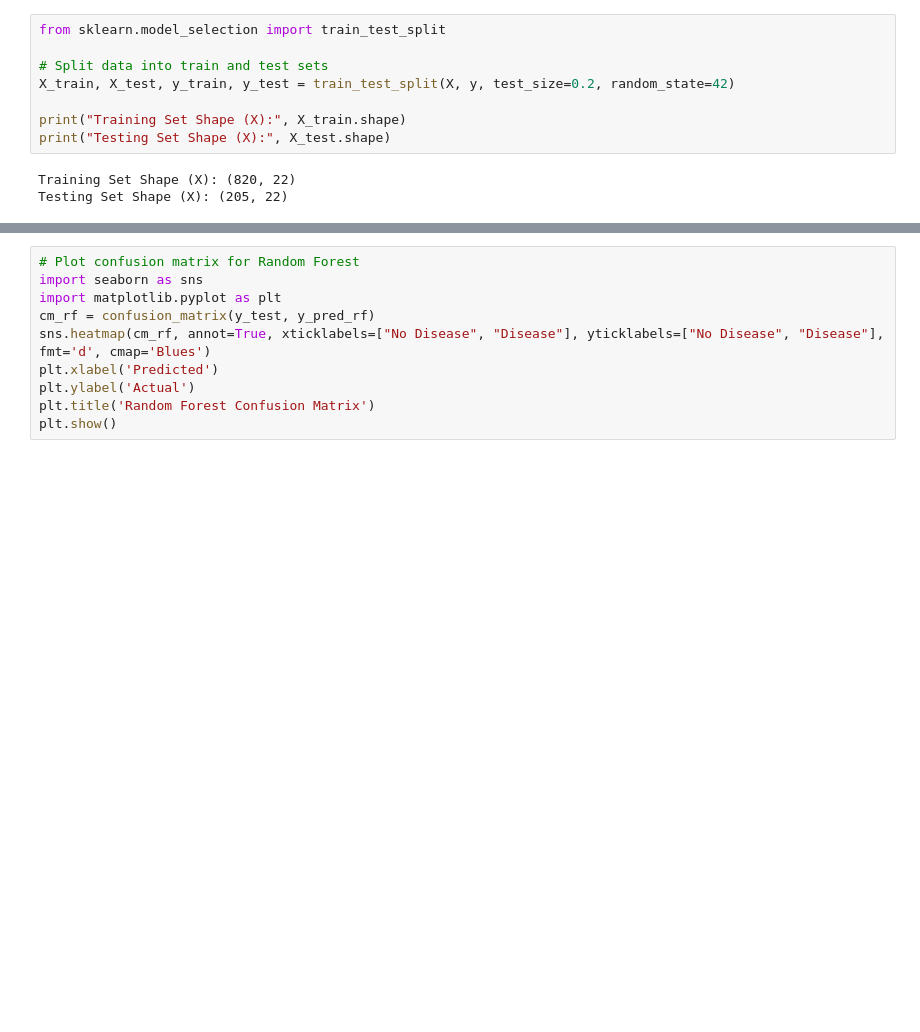
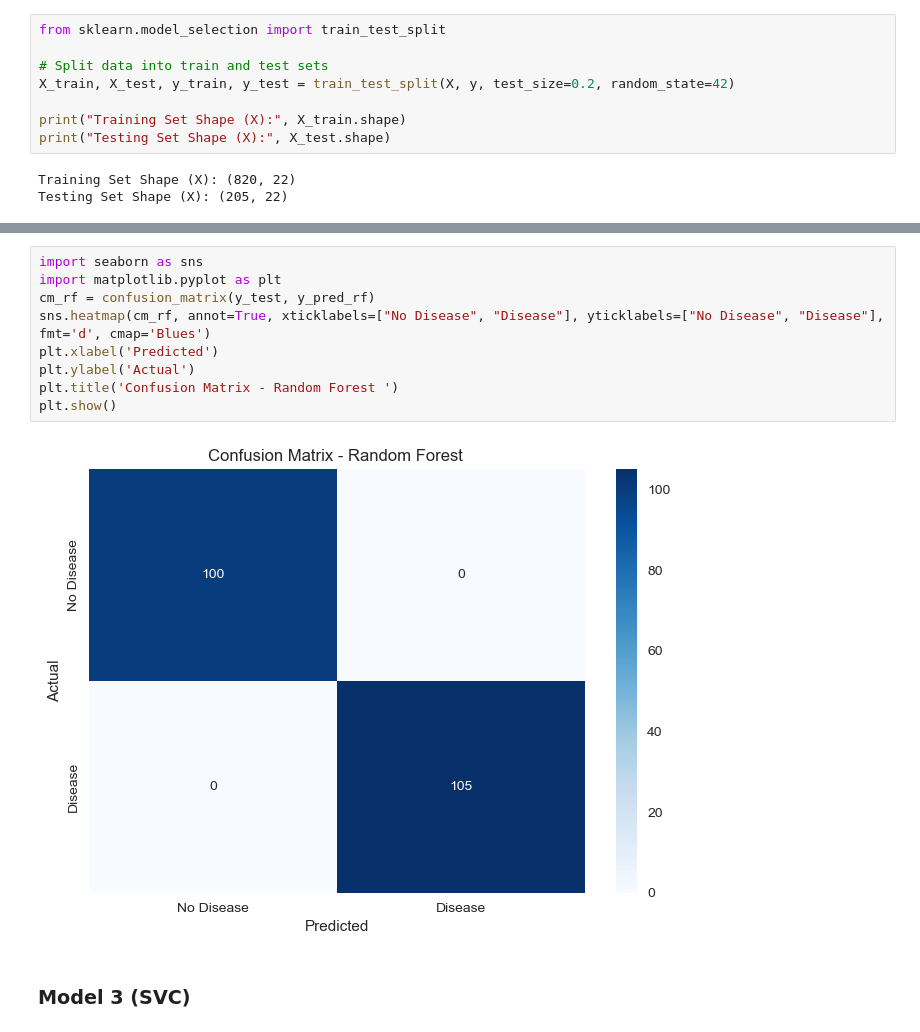
Before and after one commit to sumedha-ganguli/ds_project, a Jupyter notebook: Heart_Disease_Prediction.ipynb, the cells around one changed output, grey strips where cells are left out. Saved outputs shown, nothing was run; the diff lists cells and outputs as text; blank space fills up the shorter version.

```diff
--- a/Heart_Disease_Prediction.ipynb
+++ b/Heart_Disease_Prediction.ipynb
@@ -280,10 +210,13 @@ Confusion Matrix:
 # %%
-# Plot confusion matrix for Random Forest
 import seaborn as sns
 import matplotlib.pyplot as plt
 cm_rf = confusion_matrix(y_test, y_pred_rf)
 sns.heatmap(cm_rf, annot=True, xticklabels=["No Disease", "Disease"], yticklabels=["No Disease", "Disease"], fmt='d', cmap='Blues')
 plt.xlabel('Predicted')
 plt.ylabel('Actual')
-plt.title('Random Forest Confusion Matrix')
+plt.title('Confusion Matrix - Random Forest ')
 plt.show()
+# %% [output]
+[figure, added]
+# %% [markdown]
+### Model 3 (SVC)
```
Also changed, not shown: parts of 19 cells of this notebook.
